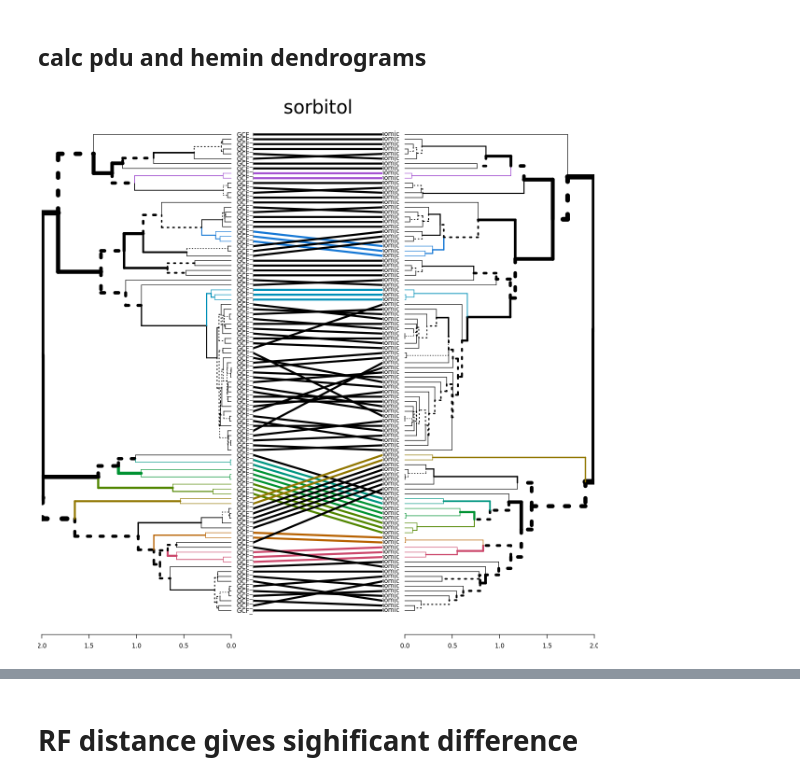
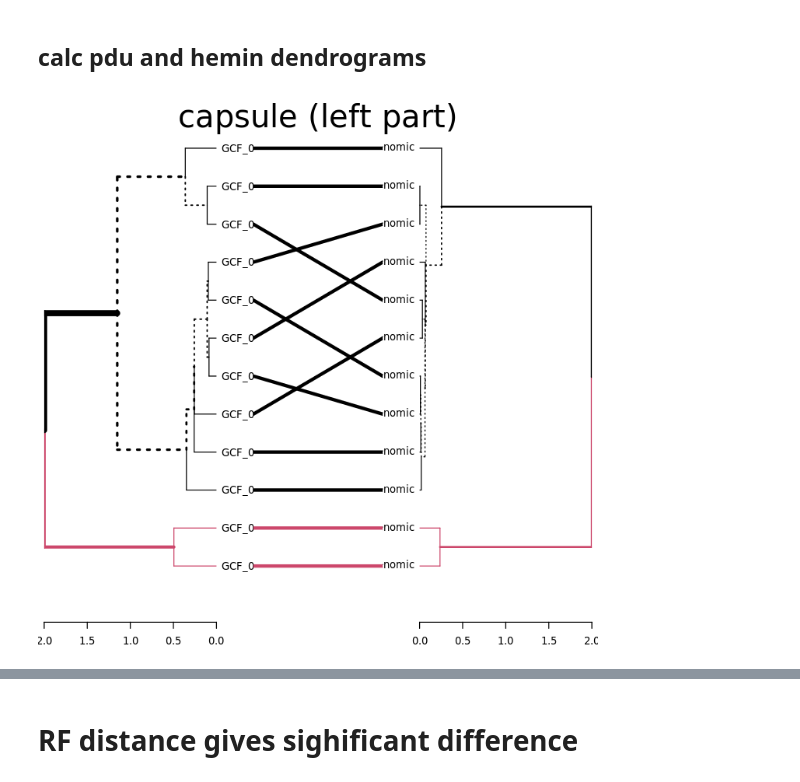
Before and after one commit to paraslonic/operon_travel, a Jupyter notebook: compare_pdu_sorbitol_RF.ipynb, the cells around one changed output, grey strips where cells are left out. Drawn from its saved outputs; the diff is of its cells as text; code cells hidden in the pictures.

Commit message:
add trees

```diff
--- a/compare_pdu_sorbitol_RF.ipynb
+++ b/compare_pdu_sorbitol_RF.ipynb
@@ -43,5 +46,9 @@ dends_srb = makeDendros(sorbitol_core_tree, sorbitol_region_tree)
+# %%
+capsule_left_region_tree <- read.tree("tree_region/capsule_left/capsule_left.raxml.bestTree")
+capsule_left_core_tree <- read.tree("tree_core/capsule_left/capsule_left_core.raxml.bestTree")
+dends_capsule_left = makeDendros(capsule_left_core_tree, capsule_left_region_tree)
 # %%
-options(repr.plot.width=10, repr.plot.height=10)
-plot_tree_compare(dends_srb, "sorbitol")
+options(repr.plot.width=6, repr.plot.height=6)
+plot_tree_compare(dends_capsule_left, "capsule (left part)")
 # %% [output]
-[figure, old version]
+[figure, new version]
```
Also changed, not shown: parts of 11 cells of this notebook, 3 other files.
